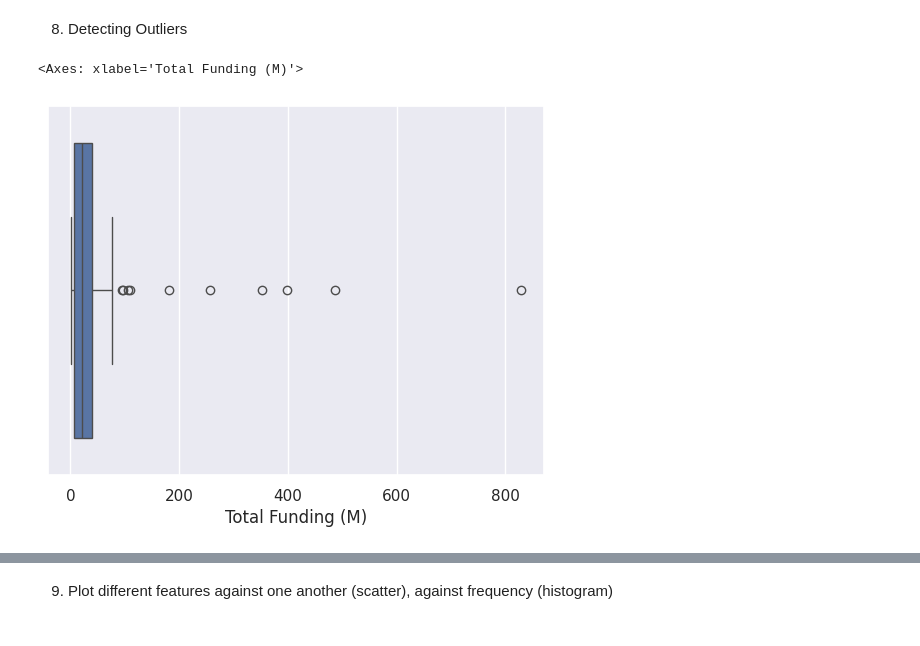
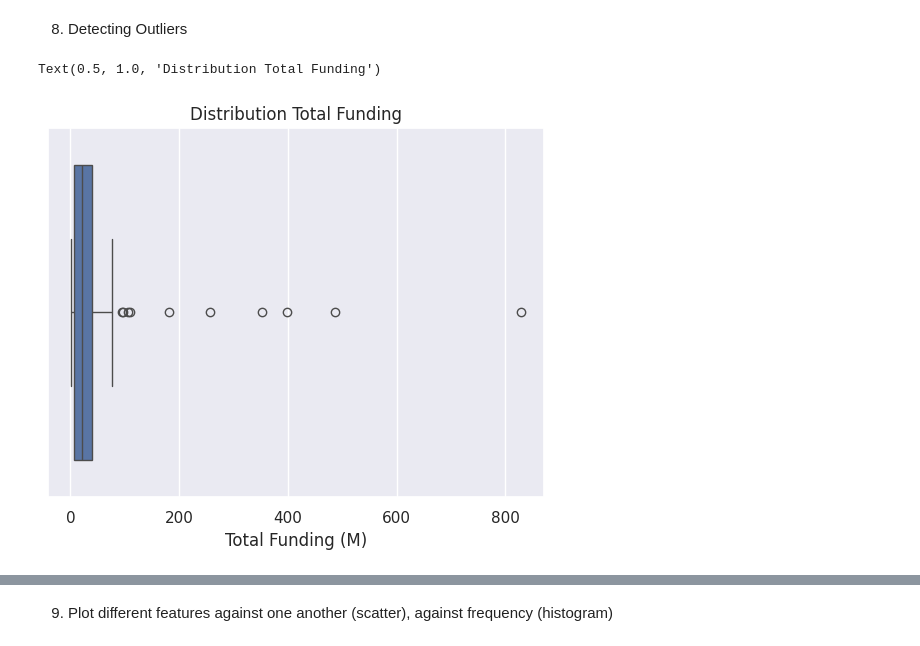
Before and after one commit to alessandrotavazzi/collaboration_swisscom, a Jupyter notebook: data_analysis.ipynb, the cells around one changed output, grey strips where cells are left out. Cells and saved outputs as stored; diff of their text form; code cells hidden in the pictures.

```diff
--- a/data_analysis.ipynb
+++ b/data_analysis.ipynb
@@ -437,6 +438,7 @@ Now we have removed all the rows which contain the Null or N/A values (Cylinders
 # %%
 # for total funding
 sns.boxplot(x=data['Total Funding (M)'])
+plt.title('Distribution Total Funding')
 # %% [output]
-<Axes: xlabel='Total Funding (M)'>
+Text(0.5, 1.0, 'Distribution Total Funding')
-[figure, old version]
+[figure, new version]
```
Also changed, not shown: parts of 24 cells of this notebook.
